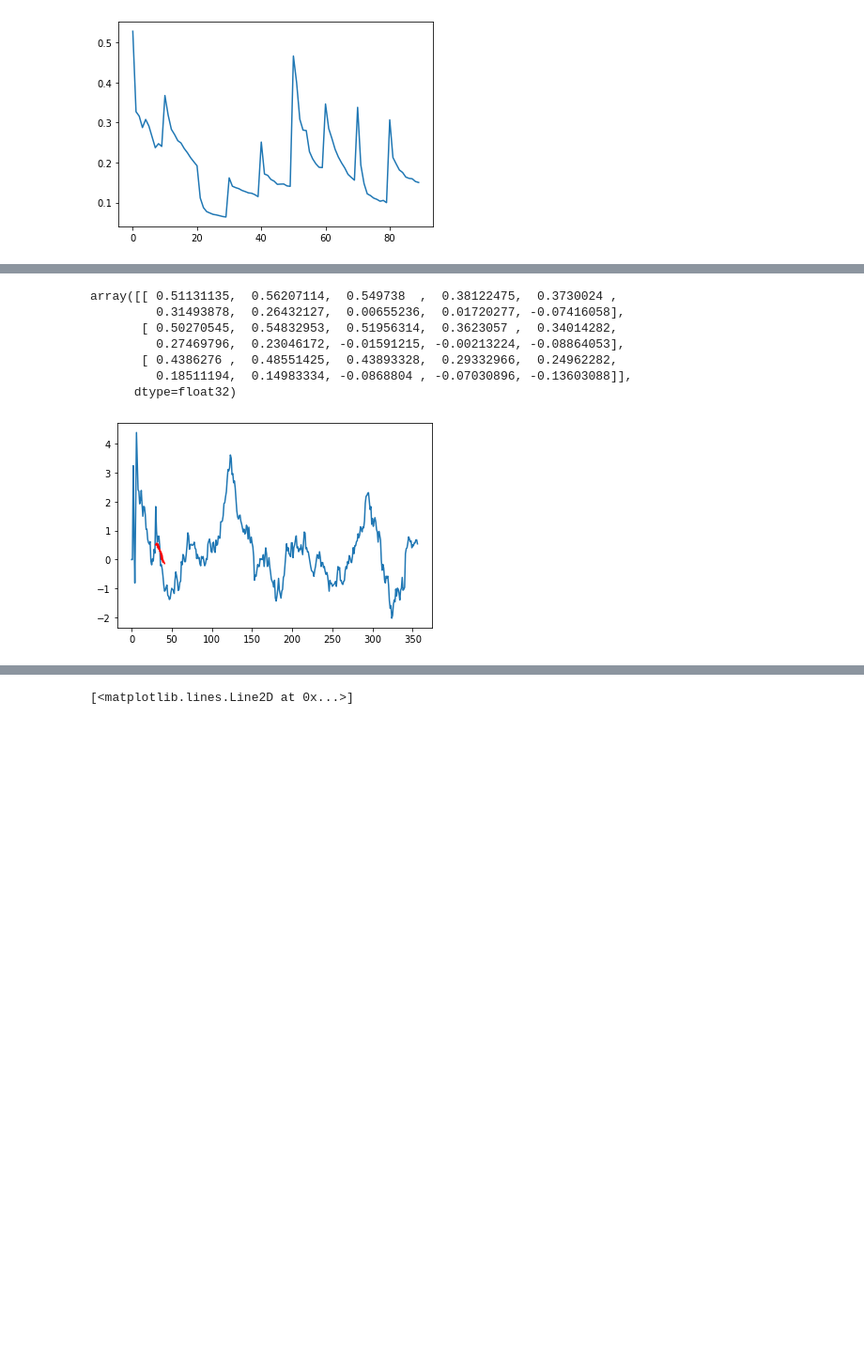
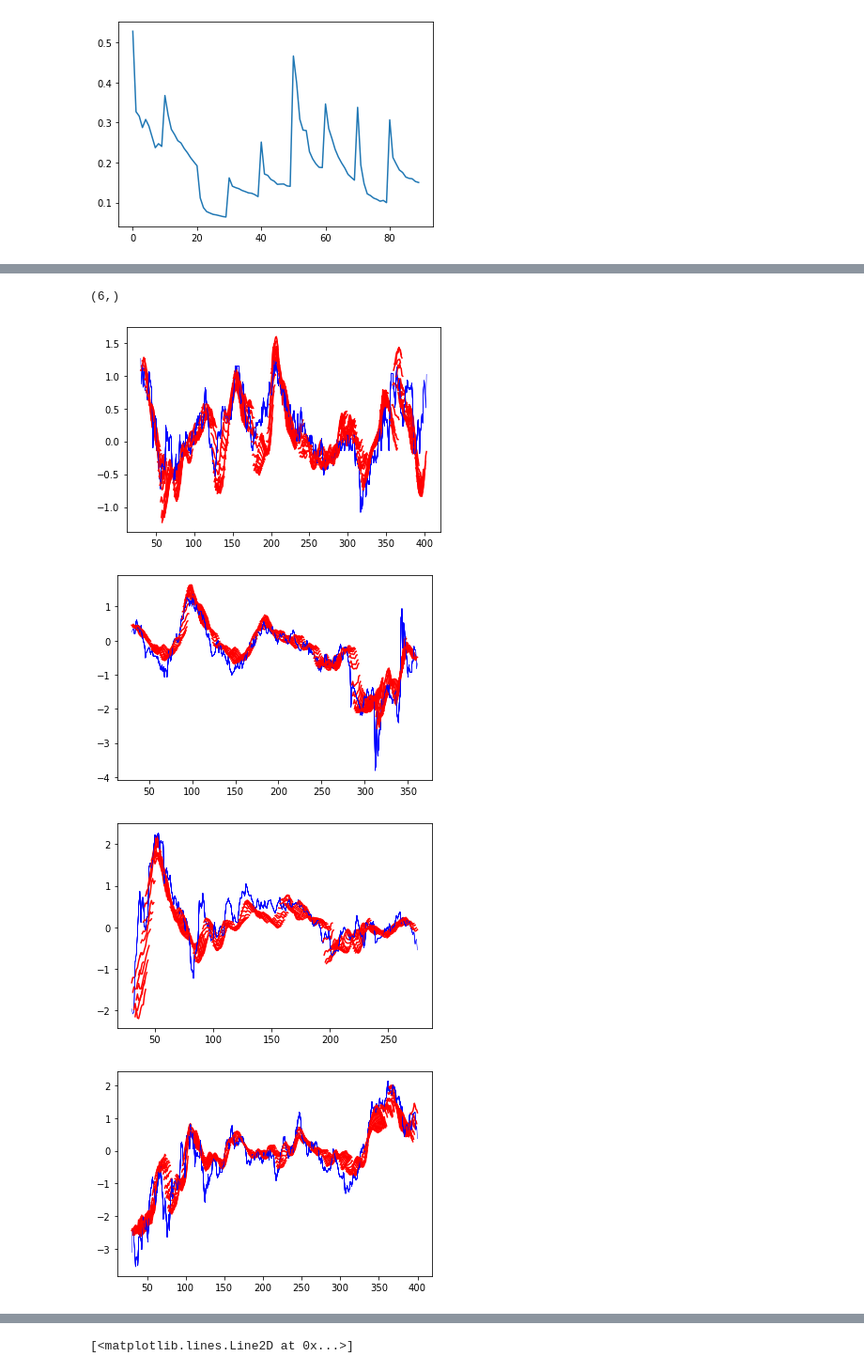
Before and after one commit to stianteien/instradag, a Jupyter notebook: RNN_build.ipynb, the cells around one changed output, grey strips where cells are left out. Shown at 94% size. Cells and saved outputs as stored; diff of their text form; code cells hidden in the pictures; blank space fills up the shorter version.

```diff
--- a/RNN_build.ipynb
+++ b/RNN_build.ipynb
@@ -200,0 +184,4 @@ array([[-0.13443686,  3.8996259 , -0.13776128,  3.88774875,  1.41182648],
+# %%
+filer = list(map(add_data, os.listdir('data/')))[50:52] # test 54:60
+data_test = make_ready(filer)
+dataxes, datayes = prepare_data_for_test(data)
@@ -201,21 +197,24 @@ array([[-0.13443686,  3.8996259 , -0.13776128,  3.88774875,  1.41182648],
 # %%
 pred = []
-#for i in datax:
-#    print(i.shape)
-    #pred.append(model.predict(i))
-t = model.predict(np.array(datax[0:3]))
-t
+
+for x in dataxes:
+    pred.append(model.predict(x))
+
+pred = np.array(pred)
-# %% [output]
-array([[ 0.51131135,  0.56207114,  0.549738  ,  0.38122475,  0.3730024 ,
-         0.31493878,  0.26432127,  0.00655236,  0.01720277, -0.07416058],
-       [ 0.50270545,  0.54832953,  0.51956314,  0.3623057 ,  0.34014282,
-         0.27469796,  0.23046172, -0.01591215, -0.00213224, -0.08864053],
-       [ 0.4386276 ,  0.48551425,  0.43893328,  0.29332966,  0.24962282,
-         0.18511194,  0.14983334, -0.0868804 , -0.07030896, -0.13603088]],
-      dtype=float32)
-# %%
-plt.plot(sann)
-for i, pred in enumerate(t):
-    plt.plot(range(30+i,40+i), pred, c='red')
-# %% [output]
-[figure, removed]
+# %%
+pred.shape
+# %% [output]
+(6,)
+# %%
+for i, p in enumerate(pred):
+    for j, y in enumerate(p):
+
+    #print(p.shape)
+        plt.plot(range(30+j,40+j), datayes[i][j], c='blue', linewidth=.5)
+        plt.plot(range(30+j,40+j), y, c='red')
+    plt.show()
+# %% [output]
+[figure, added]
+[figure, added]
+[figure, added]
+[figure, added]
```
Also changed, not shown: parts of 19 cells of this notebook.
